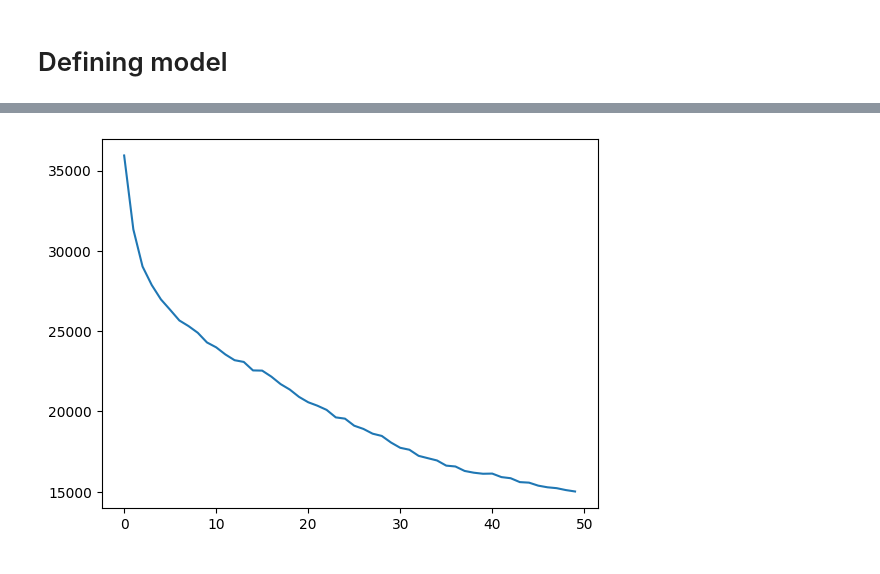
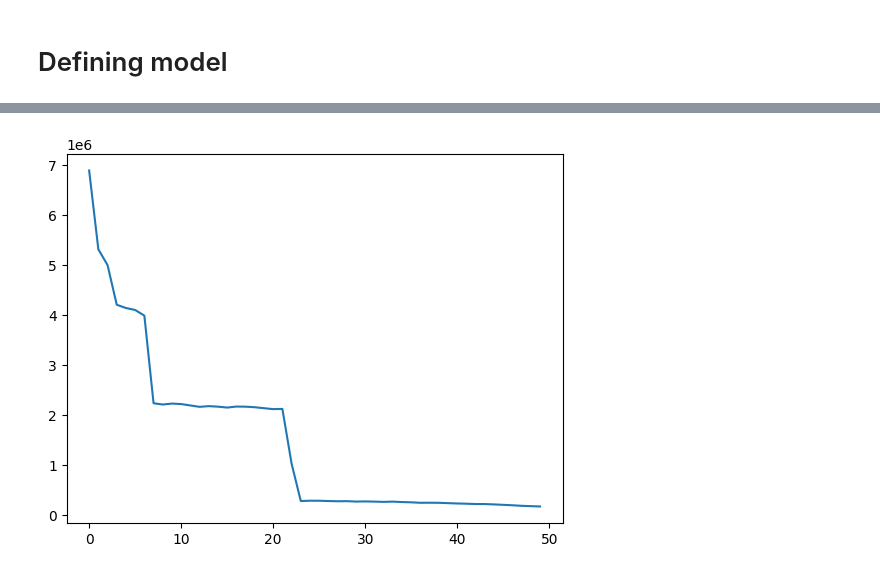
Before and after one commit to marcoVinha/nlp-tp1, a Jupyter notebook: notebooks/nlp_tp1.ipynb, the cells around one changed output, grey strips where cells are left out. Cells and saved outputs as stored; diff of their text form; code cells hidden in the pictures.

Commit message:
use gensim wrappers for corpus and analogies

```diff
--- a/notebooks/nlp_tp1.ipynb
+++ b/notebooks/nlp_tp1.ipynb
@@ -113,14 +20,14 @@ pre_train_report
 # %%
+from gensim.models import Word2Vec
 from gensim.models.callbacks import CallbackAny2Vec
+from gensim.models.word2vec import Text8Corpus
 
 
-loss_curve = []
-
 class EpochLogger(CallbackAny2Vec):
-    def __init__(self, losses_array):
+    def __init__(self):
         self.epoch = 0
         self.last_logged_loss = 0
-        self.losses_array = losses_array
+        self.loss_curve = []
 
     def on_epoch_begin(self, model):
         print(f"Epoch #{self.epoch} start")
@@ -129,18 +36,25 @@ class EpochLogger(CallbackAny2Vec):
         curr_loss = model.get_latest_training_loss() - self.last_logged_loss
         self.last_logged_loss = model.get_latest_training_loss()
 
-        self.losses_array.append(curr_loss)
+        self.loss_curve.append(curr_loss)
 
         print(
             f"Epoch #{self.epoch} end.\nTraining loss: {curr_loss}"
         )
         self.epoch += 1
 
-word_embedder.train(
-    corpus_file="../data/train.txt",
-    total_words=17005207,
+
+epoch_logger = EpochLogger()
+
+word_embedder = Word2Vec(
+    sentences=Text8Corpus(fname="../data/train.txt"),
+    sg=0,
+    window=15,
+    vector_size=20,
     epochs=50,
     compute_loss=True,
-    callbacks=[EpochLogger(loss_curve)]
+    callbacks=[epoch_logger],
+    min_count=0,
+    workers=4,
 )
 # %% [output]
@@ -165,7 +78,7 @@ Training loss: 15018.0625
 # %%
 import matplotlib.pyplot as plt
 
-plt.plot(loss_curve)
+plt.plot(epoch_logger.loss_curve)
 plt.show()
 # %% [output]
-[figure, old version]
+[figure, new version]
```
Also changed, not shown: parts of 7 cells of this notebook.
